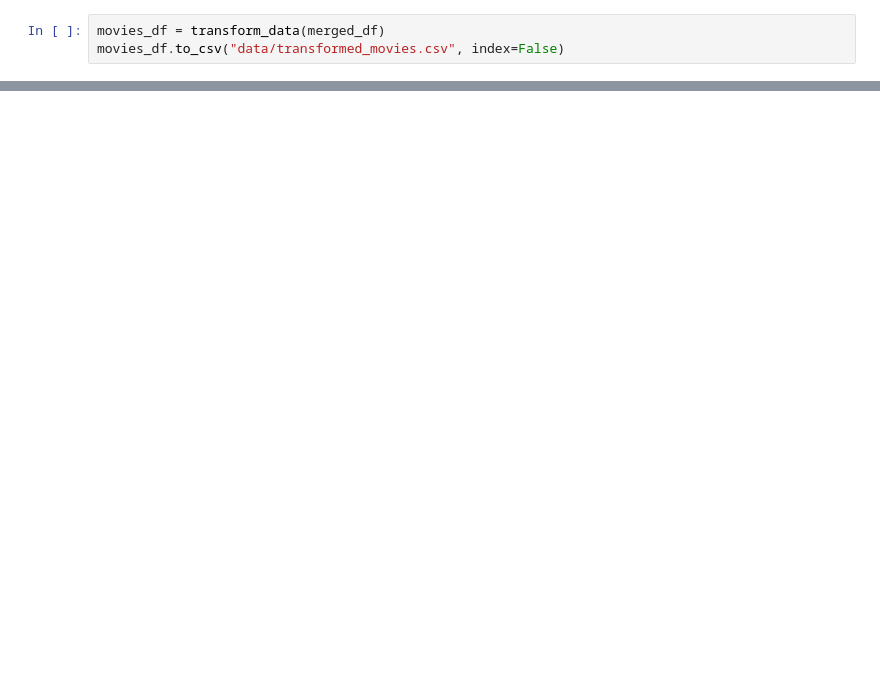
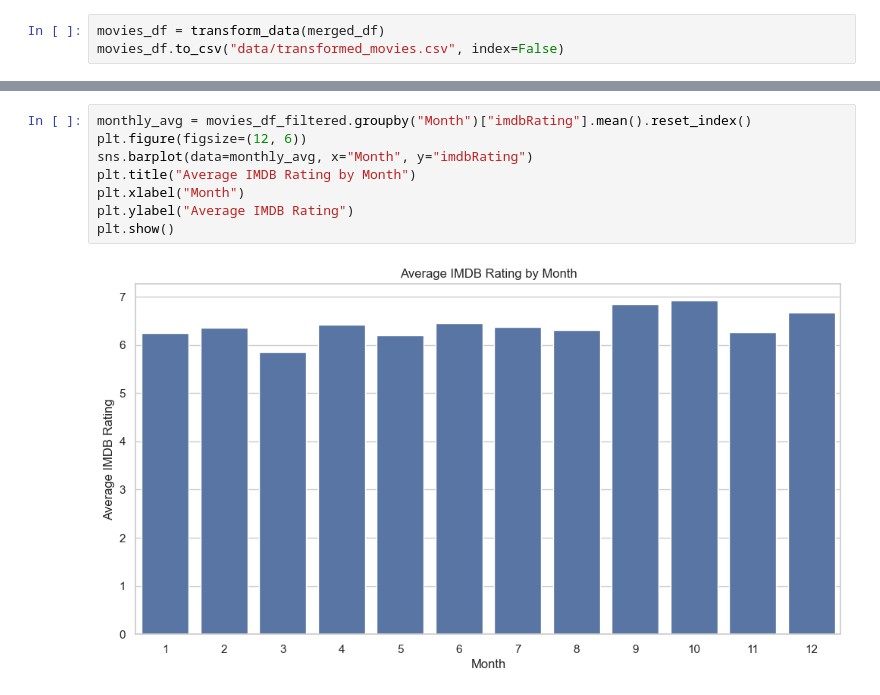
Before and after one commit to pegahbkz/neon-movies, a Jupyter notebook: neon-films.ipynb, the cells around one changed output, grey strips where cells are left out. Drawn from its saved outputs; the diff is of its cells as text; blank space fills up the shorter version.

```diff
--- a/neon-films.ipynb
+++ b/neon-films.ipynb
@@ -205,0 +293,10 @@ movies_df.to_csv("data/transformed_movies.csv", index=False)
+# %%
+monthly_avg = movies_df_filtered.groupby("Month")["imdbRating"].mean().reset_index()
+plt.figure(figsize=(12, 6))
+sns.barplot(data=monthly_avg, x="Month", y="imdbRating")
+plt.title("Average IMDB Rating by Month")
+plt.xlabel("Month")
+plt.ylabel("Average IMDB Rating")
+plt.show()
+# %% [output]
+[figure, added]
```
Also changed, not shown: parts of 11 cells of this notebook.
